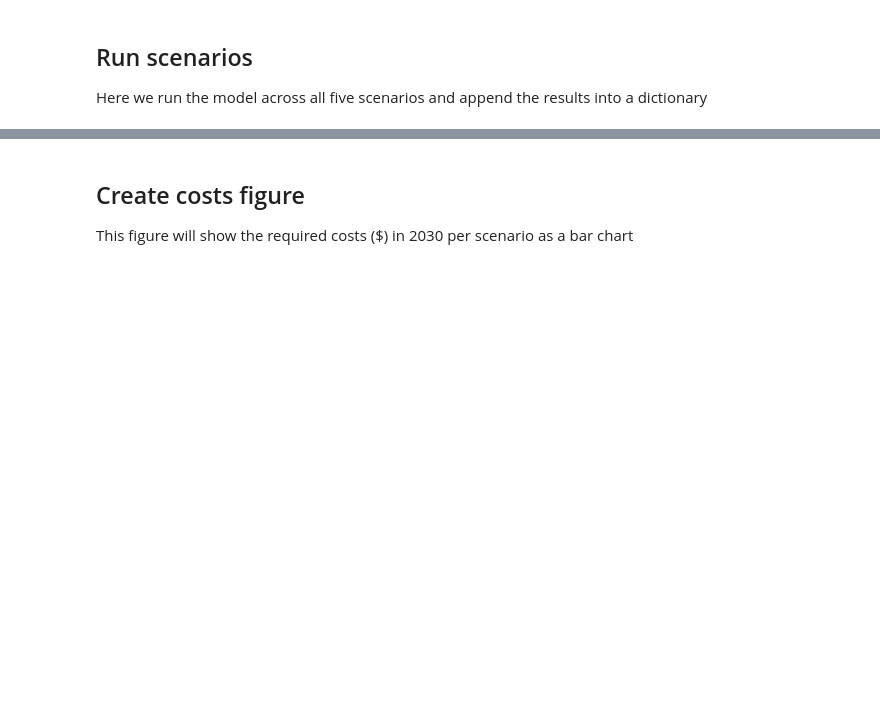
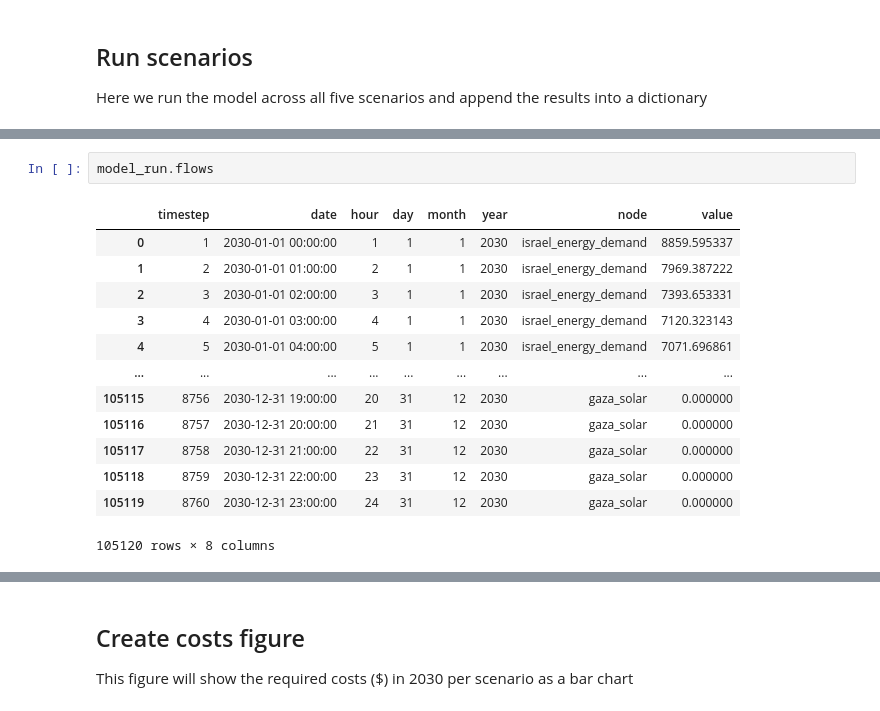
Before and after one commit to amanmajid/nextra, a Jupyter notebook: analysis/icae-results.ipynb, the cells around one changed output, grey strips where cells are left out. Saved outputs shown, nothing was run; the diff lists cells and outputs as text; blank space fills up the shorter version.

```diff
--- a/analysis/icae-results.ipynb
+++ b/analysis/icae-results.ipynb
@@ -107,0 +119,16 @@ Academic license - for non-commercial use only - expires 2022-11-03
+# %%
+model_run.flows
+# %% [output]
+|  | timestep | date | hour | day | month | year | node | value |
+| 0 | 1 | 2030-01-01 00:00:00 | 1 | 1 | 1 | 2030 | israel_energy_demand | 8859.595337 |
+| 1 | 2 | 2030-01-01 01:00:00 | 2 | 1 | 1 | 2030 | israel_energy_demand | 7969.387222 |
+| 2 | 3 | 2030-01-01 02:00:00 | 3 | 1 | 1 | 2030 | israel_energy_demand | 7393.653331 |
+| 3 | 4 | 2030-01-01 03:00:00 | 4 | 1 | 1 | 2030 | israel_energy_demand | 7120.323143 |
+| 4 | 5 | 2030-01-01 04:00:00 | 5 | 1 | 1 | 2030 | israel_energy_demand | 7071.696861 |
+| ... | ... | ... | ... | ... | ... | ... | ... | ... |
+| 105115 | 8756 | 2030-12-31 19:00:00 | 20 | 31 | 12 | 2030 | gaza_solar | 0.000000 |
+| 105116 | 8757 | 2030-12-31 20:00:00 | 21 | 31 | 12 | 2030 | gaza_solar | 0.000000 |
+| 105117 | 8758 | 2030-12-31 21:00:00 | 22 | 31 | 12 | 2030 | gaza_solar | 0.000000 |
+| 105118 | 8759 | 2030-12-31 22:00:00 | 23 | 31 | 12 | 2030 | gaza_solar | 0.000000 |
+| 105119 | 8760 | 2030-12-31 23:00:00 | 24 | 31 | 12 | 2030 | gaza_solar | 0.000000 |
+105120 rows × 8 columns
```
Also changed, not shown: parts of 12 cells of this notebook, 11 other files.
